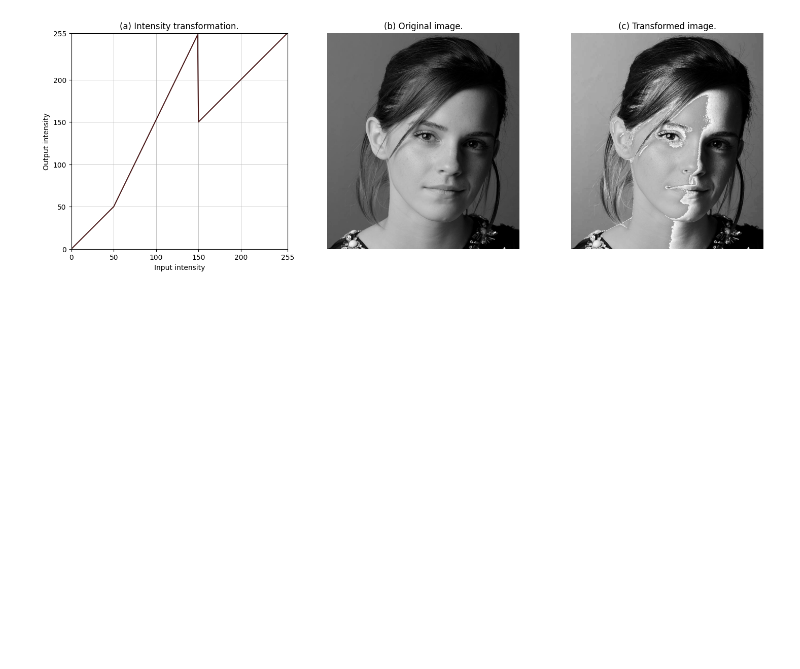
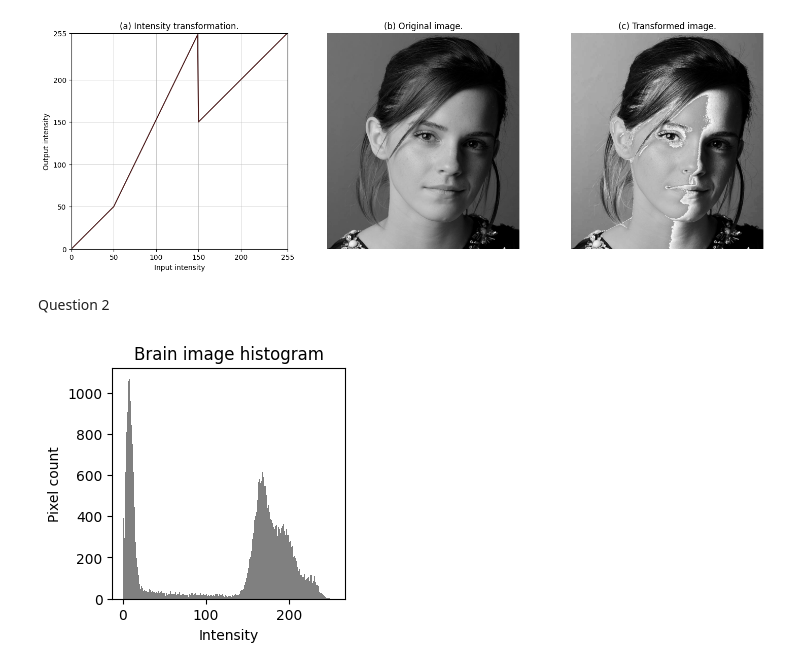
Before and after one commit to OshadhaVihanga/en3160-assignment-01-230481E, a Jupyter notebook: 230481E_assignment01.ipynb, the cells around one changed output. Cells and saved outputs as stored; diff of their text form; code cells hidden in the pictures; blank space fills up the shorter version.

Commit message:
Q2: white and gray matter accentuation for brain image

```diff
--- a/230481E_assignment01.ipynb
+++ b/230481E_assignment01.ipynb
@@ -108,3 +108,15 @@ plt.tight_layout()
 plt.show()
 # %% [output]
 [figure]
+# %% [markdown]
+Question 2
+# %%
+brain_img = cv2.imread('images/images/q2.jpeg', cv2.IMREAD_GRAYSCALE)  # load brain image
+plt.figure(figsize=(3, 3))
+plt.hist(brain_img.ravel(), bins=256, range=(0, 255), color='gray')  # intensity distribution
+plt.xlabel('Intensity')
+plt.ylabel('Pixel count')
+plt.title('Brain image histogram')
+plt.show()
+# %% [output]
+[figure, added]
```
Also changed, not shown: parts of 1 cell of this notebook.
